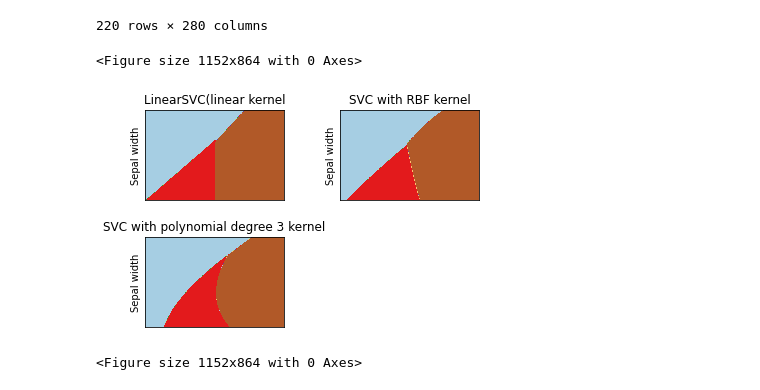
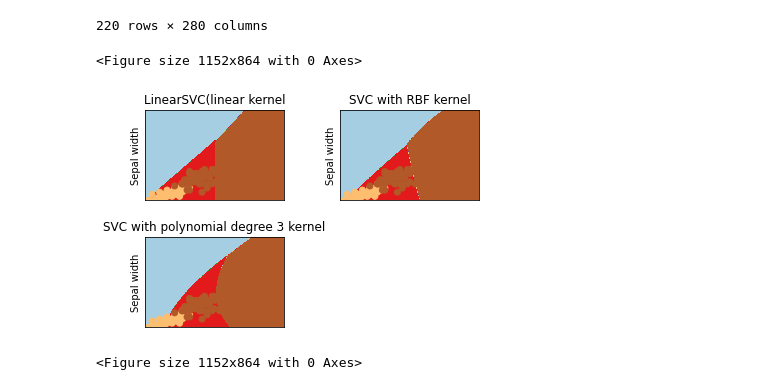
Before and after one commit to gitony0101/selfstudy, a Jupyter notebook: Ex/利用SVM，sklearn对iris数据集进行分类.ipynb, the cells around one changed output. Cells and saved outputs as stored; diff of their text form; code cells hidden in the pictures.

```diff
--- a/Ex/利用SVM，sklearn对iris数据集进行分类.ipynb
+++ b/Ex/利用SVM，sklearn对iris数据集进行分类.ipynb
@@ -201,32 +201,33 @@ titles = ['LinearSVC(linear kernel',
 # lin_svc = svm.SVC(kernel='linear').fit(X_train, y_train)
 # rbf_svc = svm.SVC(kernel='rbf').fit(X_train, y_train)
 # poly_svc = svm.SVC(kernel='poly', degree=3).fit(X_train, y_train)
 # now we need them to be plot on the graph, which can show the contour.
 
 for i, clf in enumerate((lin_svc, rbf_svc,poly_svc)):
         # to plot the edge of different classes
         #  to create a 2*2 grid , and set the i image as current image
         plt.subplot(2,2,i+1)
         #set the margin between different subplot
         plt.subplots_adjust(wspace=0.4,hspace=0.4)
 
         #svm input :xx and yyout put an array
 
         Z = clf.predict(np.c_[xx.ravel(), yy.ravel()])
         #feel this body
 
         #  plot the result
         Z = Z.reshape(xx.shape) #!!!!  (220, 280 why?????)
         plt.contourf(xx,yy,Z, cmap=plt.cm.Paired)
+        plt.scatter(X[:, 0], X[:, 1], c=y, cmap=plt.cm.Paired)
         plt.ylabel('Sepal width')
         plt.xlim(xx.min(), xx.max())
         plt.ylim(yy.min(), yy.max())
         plt.xticks(())
         plt.yticks(())
         plt.title(titles[i])
 
 plt.figure(figsize=(16,12))
 # %% [output]
 <Figure size 1152x864 with 0 Axes>
-[figure, old version]
+[figure, new version]
 <Figure size 1152x864 with 0 Axes>
```
Also changed, not shown: parts of 1 cell of this notebook.
